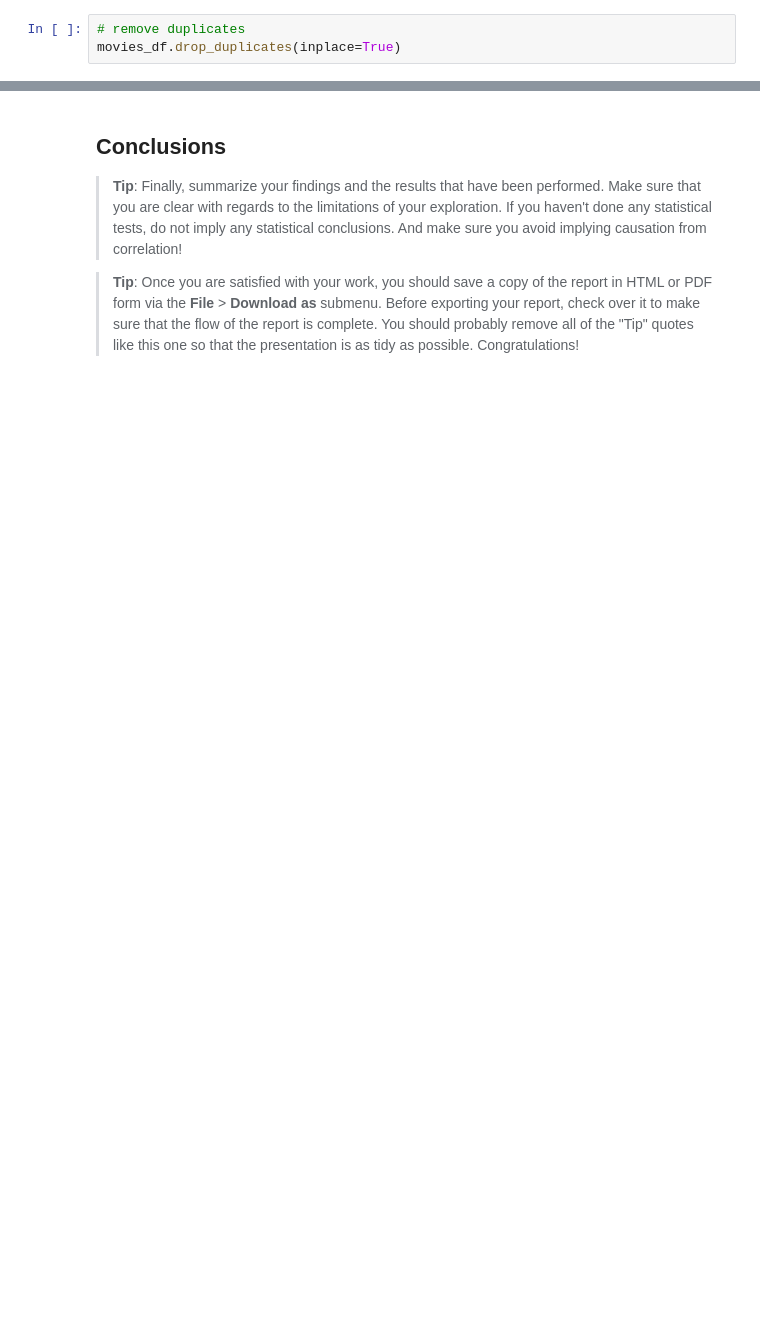
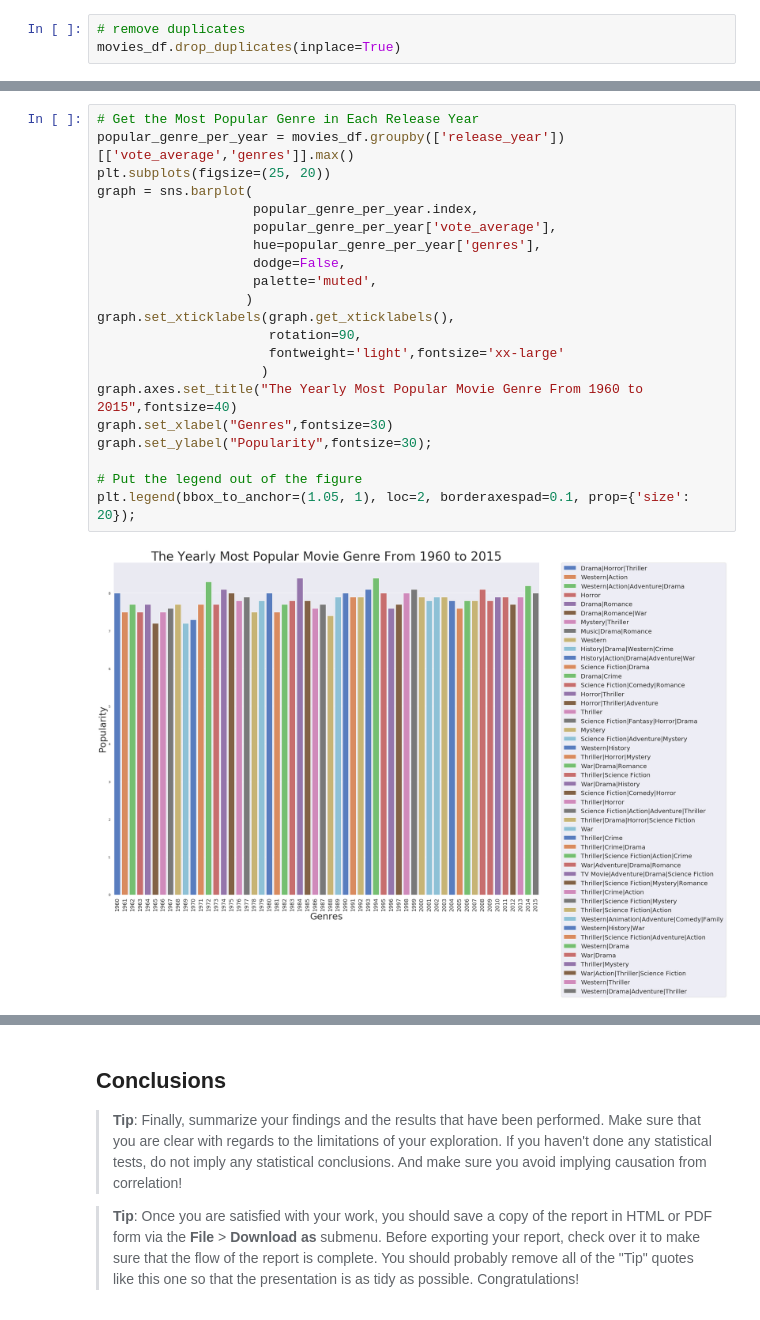
Before and after one commit to Mupati/data-analyst-nanodegree, a Jupyter notebook: data-analysis/project/investigate-a-dataset-template.ipynb/investigate-a-dataset-template.ipynb, the cells around one changed output, grey strips where cells are left out. Cells and saved outputs as stored; diff of their text form; blank space fills up the shorter version.

```diff
--- a/data-analysis/project/investigate-a-dataset-template.ipynb/investigate-a-dataset-template.ipynb
+++ b/data-analysis/project/investigate-a-dataset-template.ipynb/investigate-a-dataset-template.ipynb
@@ -109,0 +209,23 @@ movies_df.isnull().sum()
+# %%
+# Get the Most Popular Genre in Each Release Year
+popular_genre_per_year = movies_df.groupby(['release_year'])[['vote_average','genres']].max()
+plt.subplots(figsize=(25, 20))
+graph = sns.barplot(
+                    popular_genre_per_year.index,
+                    popular_genre_per_year['vote_average'],
+                    hue=popular_genre_per_year['genres'],
+                    dodge=False,
+                    palette='muted',
+                   )
+graph.set_xticklabels(graph.get_xticklabels(),
+                      rotation=90,
+                      fontweight='light',fontsize='xx-large'
+                     )
+graph.axes.set_title("The Yearly Most Popular Movie Genre From 1960 to 2015",fontsize=40)
+graph.set_xlabel("Genres",fontsize=30)
+graph.set_ylabel("Popularity",fontsize=30);
+
+# Put the legend out of the figure
+plt.legend(bbox_to_anchor=(1.05, 1), loc=2, borderaxespad=0.1, prop={'size': 20});
+# %% [output]
+[figure, added]
```
Also changed, not shown: parts of 49 cells of this notebook.
